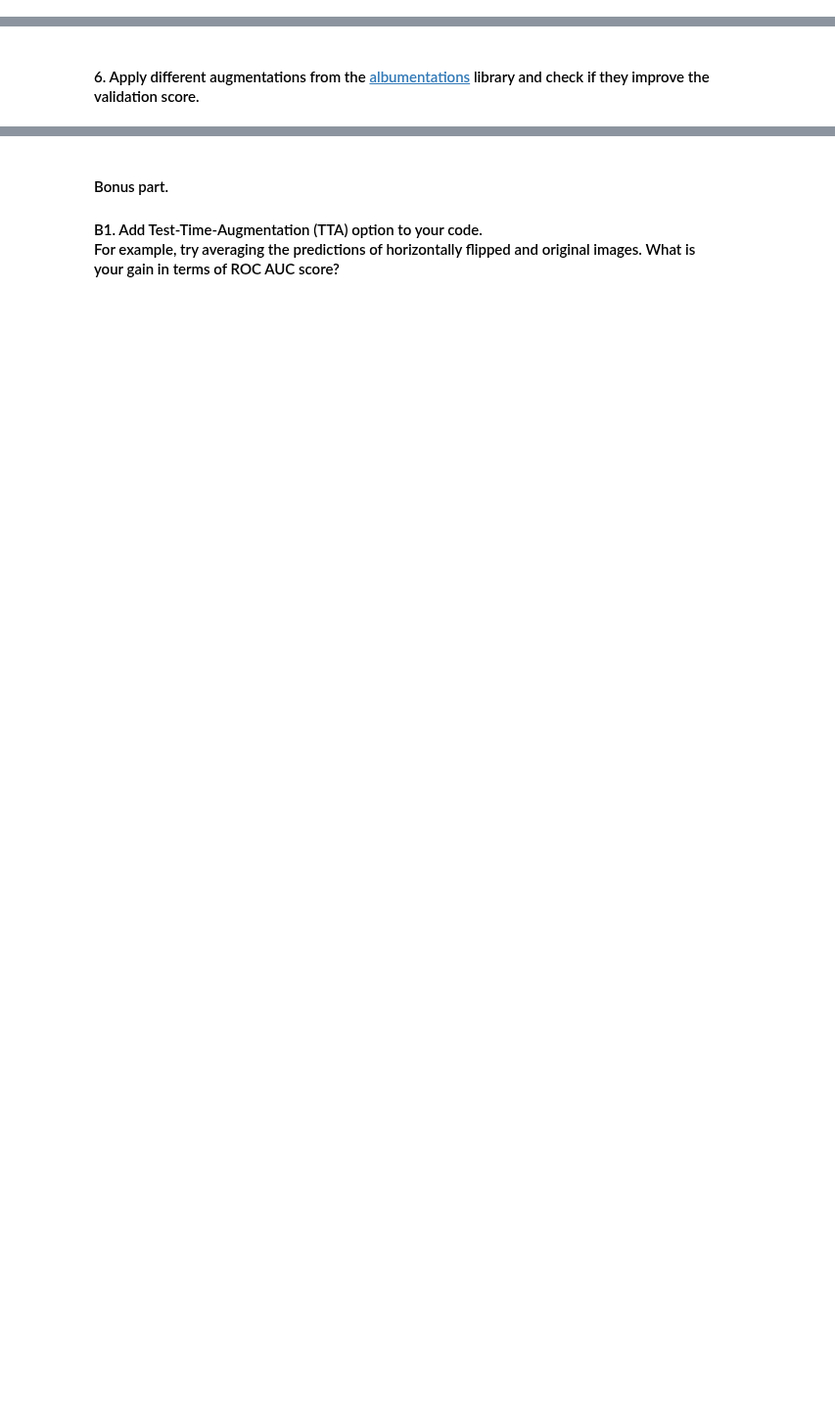
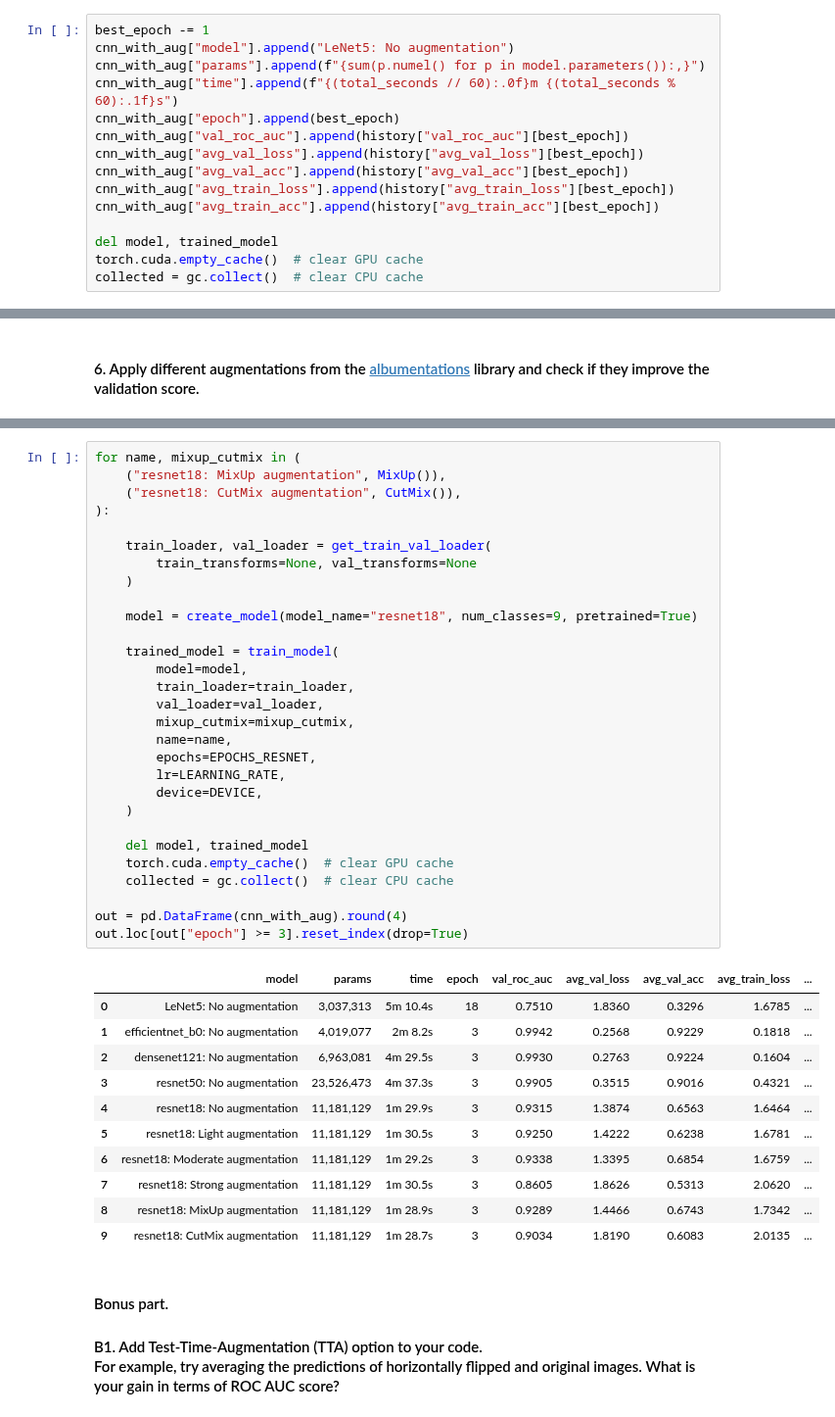
Before and after one commit to TimurOsmanov/s21, a Jupyter notebook: ML/ML9_CNN/src/ML9.ipynb, the cells around one changed output, grey strips where cells are left out. Shown at 98% size. Cells and saved outputs as stored; diff of their text form; blank space fills up the shorter version.

```diff
--- a/ML/ML9_CNN/src/ML9.ipynb
+++ b/ML/ML9_CNN/src/ML9.ipynb
@@ -191,2 +581,17 @@ if __name__ == '__main__':
+# %%
+best_epoch -= 1
+cnn_with_aug["model"].append("LeNet5: No augmentation")
+cnn_with_aug["params"].append(f"{sum(p.numel() for p in model.parameters()):,}")
+cnn_with_aug["time"].append(f"{(total_seconds // 60):.0f}m {(total_seconds % 60):.1f}s")
+cnn_with_aug["epoch"].append(best_epoch)
+cnn_with_aug["val_roc_auc"].append(history["val_roc_auc"][best_epoch])
+cnn_with_aug["avg_val_loss"].append(history["avg_val_loss"][best_epoch])
+cnn_with_aug["avg_val_acc"].append(history["avg_val_acc"][best_epoch])
+cnn_with_aug["avg_train_loss"].append(history["avg_train_loss"][best_epoch])
+cnn_with_aug["avg_train_acc"].append(history["avg_train_acc"][best_epoch])
+
+del model, trained_model
+torch.cuda.empty_cache()  # clear GPU cache
+collected = gc.collect()  # clear CPU cache
 # %% [markdown]
 #### 5. Pick any vision model or backbone (resnet18 is recommended as a baseline) from this [library](https://github.com/rwightman/pytorch-image-models). <br>Change the head of your model to a linear layer with one output. Train the model for 2-4 epochs (iterations, traversals over the entire training dataset). <br>You must be able to obtain a ROC AUC greater than 0.9. You are also advised to play with other backbones to get better results.
@@ -197,3 +1020,44 @@ if __name__ == '__main__':
+# %%
+for name, mixup_cutmix in (
+    ("resnet18: MixUp augmentation", MixUp()),
+    ("resnet18: CutMix augmentation", CutMix()),
+):
+
+    train_loader, val_loader = get_train_val_loader(
+        train_transforms=None, val_transforms=None
+    )
+
+    model = create_model(model_name="resnet18", num_classes=9, pretrained=True)
+
+    trained_model = train_model(
+        model=model,
+        train_loader=train_loader,
+        val_loader=val_loader,
+        mixup_cutmix=mixup_cutmix,
+        name=name,
+        epochs=EPOCHS_RESNET,
+        lr=LEARNING_RATE,
+        device=DEVICE,
+    )
+
+    del model, trained_model
+    torch.cuda.empty_cache()  # clear GPU cache
+    collected = gc.collect()  # clear CPU cache
+
+out = pd.DataFrame(cnn_with_aug).round(4)
+out.loc[out["epoch"] >= 3].reset_index(drop=True)
+# %% [output]
+|  | model | params | time | epoch | val_roc_auc | avg_val_loss | avg_val_acc | avg_train_loss | ... |
+| 0 | LeNet5: No augmentation | 3,037,313 | 5m 10.4s | 18 | 0.7510 | 1.8360 | 0.3296 | 1.6785 | ... |
+| 1 | efficientnet_b0: No augmentation | 4,019,077 | 2m 8.2s | 3 | 0.9942 | 0.2568 | 0.9229 | 0.1818 | ... |
+| 2 | densenet121: No augmentation | 6,963,081 | 4m 29.5s | 3 | 0.9930 | 0.2763 | 0.9224 | 0.1604 | ... |
+| 3 | resnet50: No augmentation | 23,526,473 | 4m 37.3s | 3 | 0.9905 | 0.3515 | 0.9016 | 0.4321 | ... |
+| 4 | resnet18: No augmentation | 11,181,129 | 1m 29.9s | 3 | 0.9315 | 1.3874 | 0.6563 | 1.6464 | ... |
+| 5 | resnet18: Light augmentation | 11,181,129 | 1m 30.5s | 3 | 0.9250 | 1.4222 | 0.6238 | 1.6781 | ... |
+| 6 | resnet18: Moderate augmentation | 11,181,129 | 1m 29.2s | 3 | 0.9338 | 1.3395 | 0.6854 | 1.6759 | ... |
+| 7 | resnet18: Strong augmentation | 11,181,129 | 1m 30.5s | 3 | 0.8605 | 1.8626 | 0.5313 | 2.0620 | ... |
+| 8 | resnet18: MixUp augmentation | 11,181,129 | 1m 28.9s | 3 | 0.9289 | 1.4466 | 0.6743 | 1.7342 | ... |
+| 9 | resnet18: CutMix augmentation | 11,181,129 | 1m 28.7s | 3 | 0.9034 | 1.8190 | 0.6083 | 2.0135 | ... |
 # %% [markdown]
 #### Bonus part.
 #### B1. Add Test-Time-Augmentation (TTA) option to your code. <br>For example, try averaging the predictions of horizontally flipped and original images. What is your gain in terms of ROC AUC score?
```
Also changed, not shown: parts of 32 cells of this notebook, 2 other files.
